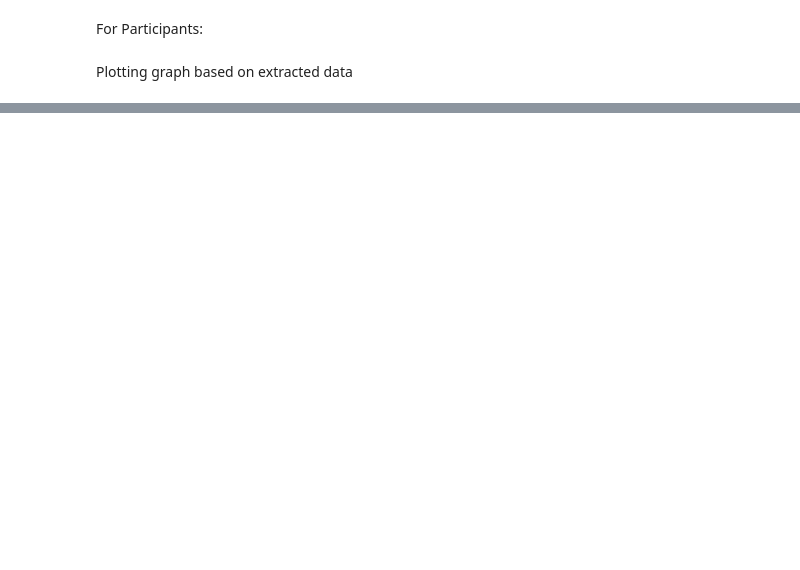
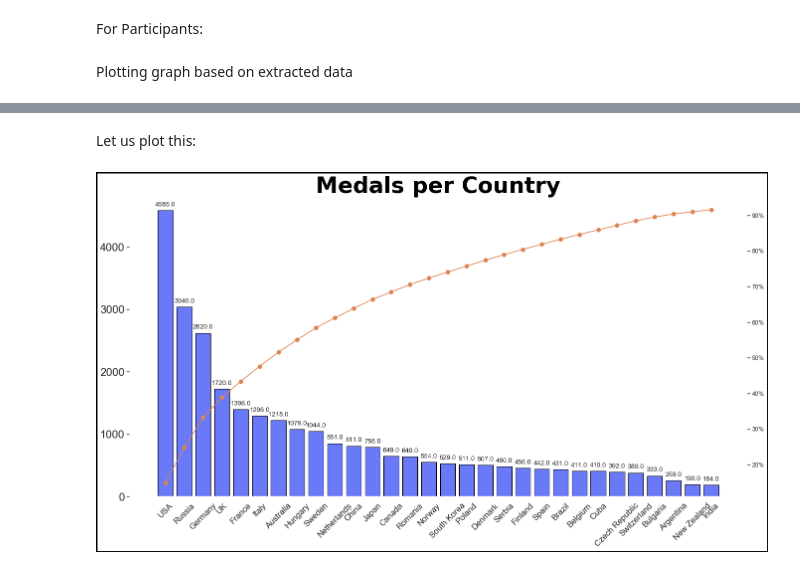
Before and after one commit to akash16dhotre/01_Olympics_Dataset_EDA, a Jupyter notebook: Olympic game EAD.ipynb, the cells around one changed output, grey strips where cells are left out. Drawn from its saved outputs; the diff is of its cells as text; code cells hidden in the pictures; blank space fills up the shorter version.

```diff
--- a/Olympic game EAD.ipynb
+++ b/Olympic game EAD.ipynb
@@ -613,0 +628,12 @@ Well, that explains the plot as lesser participants were there.
+# %%
+# Creating dataframe for the medals won by the country
+totalMedals = pd.DataFrame(primary_data["winning country"].value_counts())
+# totalMedals.head()
+
+# Adding dataframe for pareto analysis(80:20 rule -> Where is the 20% flaw, that is resulting in 80% loss)
+# Perform cumulative percentage
+totalMedals["cumpercentage"] = totalMedals['winning country'].cumsum()/totalMedals['winning country'].sum()*100
+
+#Limiting analysis to topp 30 countries
+totalMedals = totalMedals.head(30)
+totalMedals.head()
@@ -613,0 +647,57 @@ Well, that explains the plot as lesser participants were there.
+# %% [markdown]
+Let us plot this:
+# %%
+fig = plt.figure(num=None, figsize=(20,10), dpi=80, facecolor='w', edgecolor='black',linewidth=3)
+
+ax = fig.add_subplot()
+plt.grid(b=None)
+ax.set_facecolor("white")
+
+ax.bar(totalMedals.index, totalMedals["winning country"], color="#6a79f7",width = 0.8,edgecolor='black',linewidth=1)
+ax2 = ax.twinx()
+ax2.plot(totalMedals.index, totalMedals["cumpercentage"], color="C1", marker="o", ms=7)
+ax2.yaxis.set_major_formatter(PercentFormatter())
+
+ax.tick_params(axis='y', which='major', labelsize=20)
+ax.tick_params(axis='x', which='major', labelsize=15, labelrotation = 45)
+
+#Adding labels to end of each bar
+def add_value_labels(ax, spacing=5):
+
+    # For each bar: Place a label
+
+    for rect in ax.patches:
+        # Get X and Y placement of label from rect.
+        y_value = rect.get_height()
+        x_value = rect.get_x() + rect.get_width() / 2
+
+        # Number of points between bar and label. Change to your liking.
+        space = spacing
+        # Vertical alignment for positive values
+        va = 'bottom'
+
+        # If value of bar is negative: Place label below bar
+        if y_value < 0:
+            # Invert space to place label below
+            space *= -1
+            # Vertically align label at top
+            va = 'top'
+
+        # Use Y value as label and format number with one decimal place
+        label = "{:.1f}".format(y_value)
+
+        # Create annotation
+        ax.annotate(
+            label,                      # Use `label` as label
+            (x_value, y_value),         # Place label at end of the bar
+            xytext=(0, space),          # Vertically shift label by `space`
+            textcoords="offset points", # Interpret `xytext` as offset in points
+            ha='center',                # Horizontally center label
+            va=va)                      # Vertically align label differently for
+                                        # positive and negative values.
+
+add_value_labels(ax)
+plt.title('Medals per Country',fontdict = titlefont,loc = "center")
+plt.show()
+# %% [output]
+[figure, added]
```
Also changed, not shown: parts of 21 cells of this notebook.
